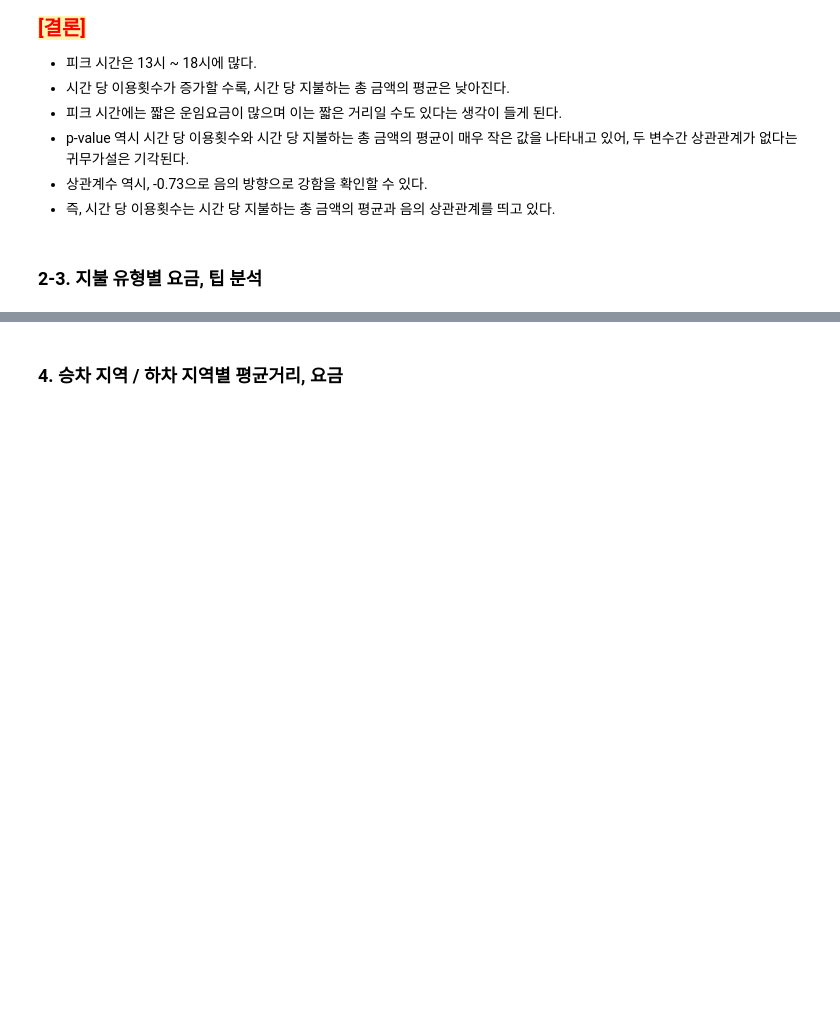
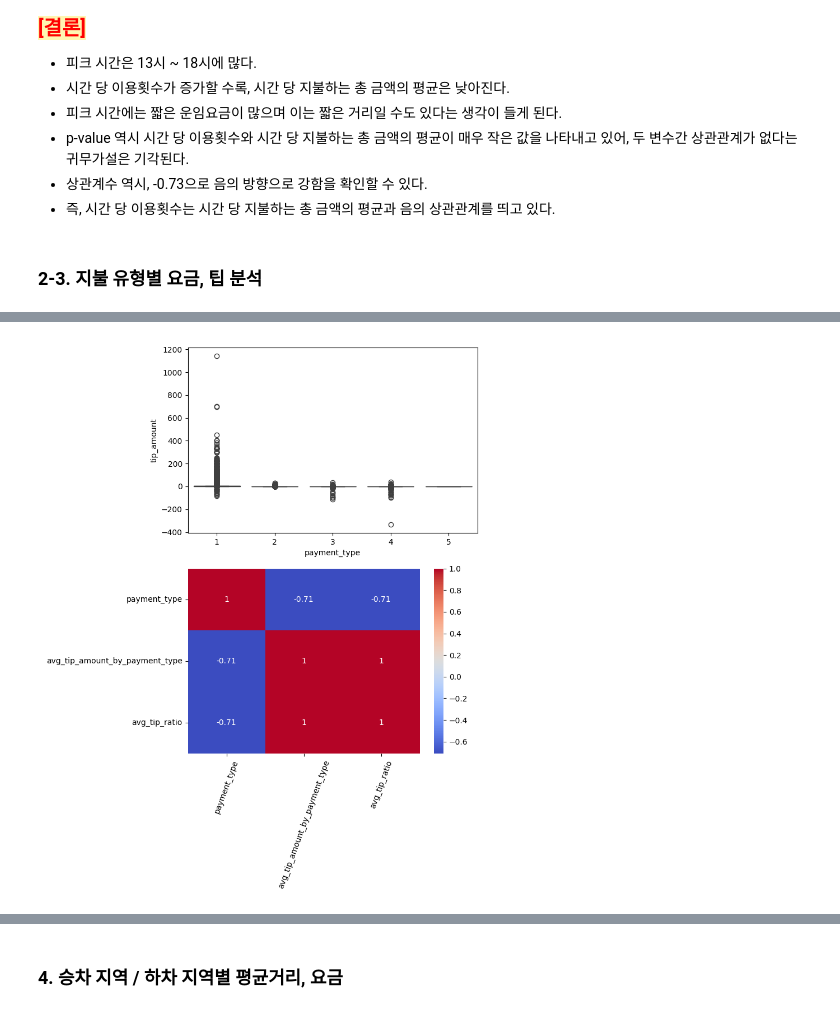
Before and after one commit to ZeroJoon2/aws_test, a Jupyter notebook: src/241211_YellowTaxi2.ipynb, the cells around one changed output, grey strips where cells are left out. Saved outputs shown, nothing was run; the diff lists cells and outputs as text; code cells hidden in the pictures; blank space fills up the shorter version.

```diff
--- a/src/241211_YellowTaxi2.ipynb
+++ b/src/241211_YellowTaxi2.ipynb
@@ -19,8 +19,10 @@ import seaborn as sns
 from scipy.stats import pearsonr
 # %%
 ss = SparkSession.builder\
-.appName('YellowTaxi')\
-.getOrCreate()
+                .appName('YellowTaxi')\
+                .config('spark.executor.memory', '5g')\
+                .config('spark.driver.memory', '5g')\
+                .getOrCreate()
 
 ss
 # %% [output]
@@ -542,13 +622,26 @@ ss.sql('''
 df3 = ss.sql('''
     SELECT
         payment_type
-        , AVG(tip_amount)
-        , AVG(total_amount)
-        , MIN((tip_amount / total_amount) * 100) as min_tip_ratio
-        , CAST(AVG((tip_amount / total_amount) * 100) AS DECIMAL(30, 10)) AS avg_tip_ratio
-        , MAX((tip_amount / total_amount) * 100) as max_tip_ratio
+        , ROUND(AVG(tip_amount), 2) as avg_tip_amount_by_payment_type
+        --, ROUND(AVG(total_amount), 2) as avg_total_amount_by_payment_type
+        --, ROUND(MIN((tip_amount / total_amount) * 100), 2) as min_tip_ratio
+        , ROUND(AVG((tip_amount / total_amount) * 100), 2) as avg_tip_ratio
+        --, ROUND(MAX((tip_amount / total_amount) * 100), 2) as max_tip_ratio
     FROM table1 as A
     GROUP BY payment_type
     ORDER BY payment_type
 
+
 ''').toPandas()
+# %%
+tmp_df = ss.sql('''
+                    SELECT
+
+                        payment_type
+                        , tip_amount
+                        , total_amount
+
+                    FROM table1
+
+                ''')\
+            .toPandas()
@@ -554,0 +705,18 @@ df3 = ss.sql('''
+# %%
+plt.figure(figsize = (8,10))
+
+axes1 = plt.subplot(2,1,1)
+sns.boxplot(data = tmp_df
+            , x = 'payment_type'
+            , y = 'tip_amount')
+
+
+axes2 = plt.subplot(2,1,2)
+sns.heatmap(df3.corr(), annot = True, cmap = 'coolwarm')
+plt.xticks(rotation = 70)
+
+
+plt.tight_layout()
+plt.show()
+# %% [output]
+[figure, added]
```
Also changed, not shown: parts of 30 cells of this notebook, 4 other files.
